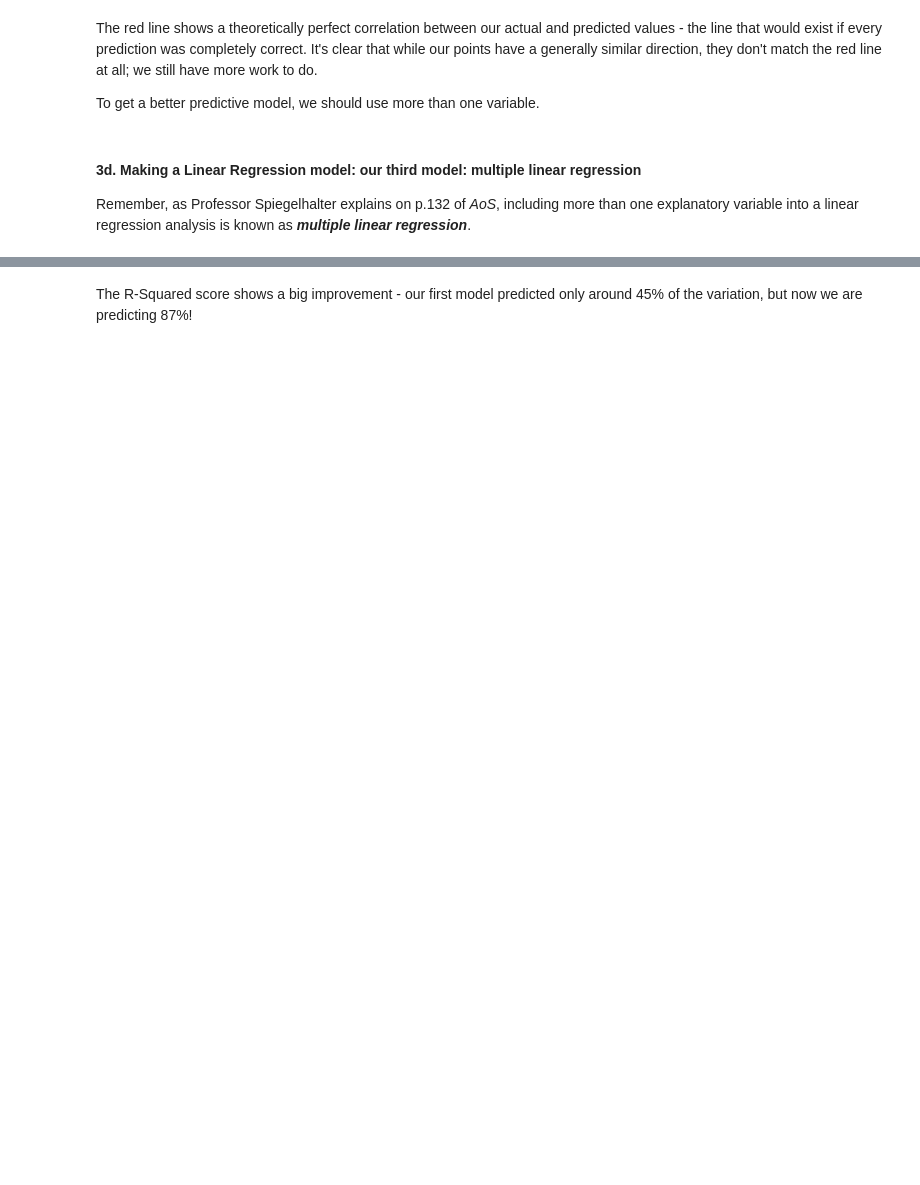
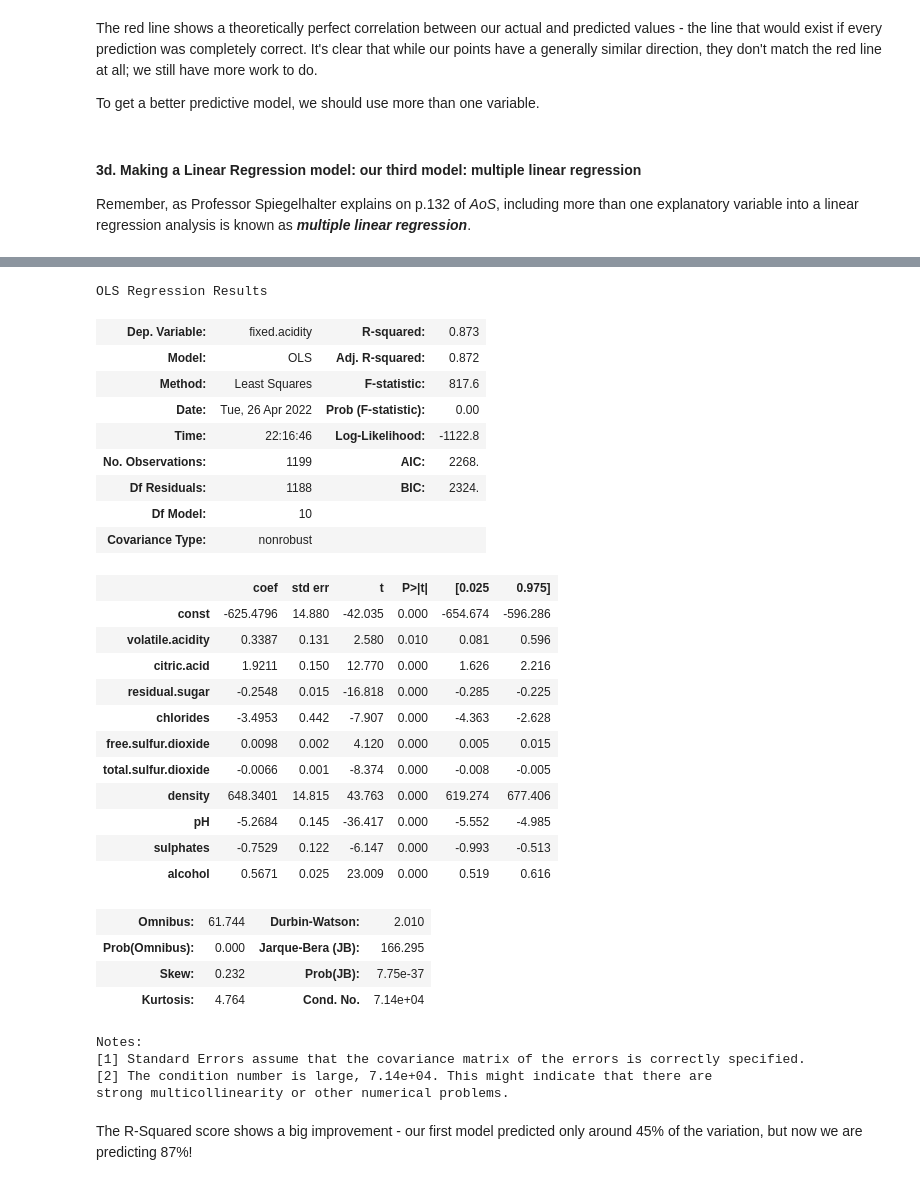
Before and after one commit to vishrast/Linear-Regression-Wine-Quality, a Jupyter notebook: Springboard Regression Case Study - the Red Wine Dataset - Tier 3.ipynb, the cells around one changed output, grey strips where cells are left out. Drawn from its saved outputs; the diff is of its cells as text; code cells hidden in the pictures; blank space fills up the shorter version.

```diff
--- a/Springboard Regression Case Study - the Red Wine Dataset - Tier 3.ipynb
+++ b/Springboard Regression Case Study - the Red Wine Dataset - Tier 3.ipynb
@@ -380,6 +468,37 @@ _ _ _
 # %%
 # Evaluate the model
-_ _ _
+rModel2.summary()
+# %% [output]
+OLS Regression Results
+| Dep. Variable: | fixed.acidity | R-squared: | 0.873 |
+| Model: | OLS | Adj. R-squared: | 0.872 |
+| Method: | Least Squares | F-statistic: | 817.6 |
+| Date: | Tue, 26 Apr 2022 | Prob (F-statistic): | 0.00 |
+| Time: | 22:16:46 | Log-Likelihood: | -1122.8 |
+| No. Observations: | 1199 | AIC: | 2268. |
+| Df Residuals: | 1188 | BIC: | 2324. |
+| Df Model: | 10 |  |  |
+| Covariance Type: | nonrobust |  |  |
+|  | coef | std err | t | P>|t| | [0.025 | 0.975] |
+| const | -625.4796 | 14.880 | -42.035 | 0.000 | -654.674 | -596.286 |
+| volatile.acidity | 0.3387 | 0.131 | 2.580 | 0.010 | 0.081 | 0.596 |
+| citric.acid | 1.9211 | 0.150 | 12.770 | 0.000 | 1.626 | 2.216 |
+| residual.sugar | -0.2548 | 0.015 | -16.818 | 0.000 | -0.285 | -0.225 |
+| chlorides | -3.4953 | 0.442 | -7.907 | 0.000 | -4.363 | -2.628 |
+| free.sulfur.dioxide | 0.0098 | 0.002 | 4.120 | 0.000 | 0.005 | 0.015 |
+| total.sulfur.dioxide | -0.0066 | 0.001 | -8.374 | 0.000 | -0.008 | -0.005 |
+| density | 648.3401 | 14.815 | 43.763 | 0.000 | 619.274 | 677.406 |
+| pH | -5.2684 | 0.145 | -36.417 | 0.000 | -5.552 | -4.985 |
+| sulphates | -0.7529 | 0.122 | -6.147 | 0.000 | -0.993 | -0.513 |
+| alcohol | 0.5671 | 0.025 | 23.009 | 0.000 | 0.519 | 0.616 |
+| Omnibus: | 61.744 | Durbin-Watson: | 2.010 |
+| Prob(Omnibus): | 0.000 | Jarque-Bera (JB): | 166.295 |
+| Skew: | 0.232 | Prob(JB): | 7.75e-37 |
+| Kurtosis: | 4.764 | Cond. No. | 7.14e+04 |
+Notes:
+[1] Standard Errors assume that the covariance matrix of the errors is correctly specified.
+[2] The condition number is large, 7.14e+04. This might indicate that there are
+strong multicollinearity or other numerical problems.
 # %% [markdown]
 The R-Squared score shows a big improvement - our first model predicted only around 45% of the variation, but now we are predicting 87%!
 # %%
```
Also changed, not shown: parts of 28 cells of this notebook.
